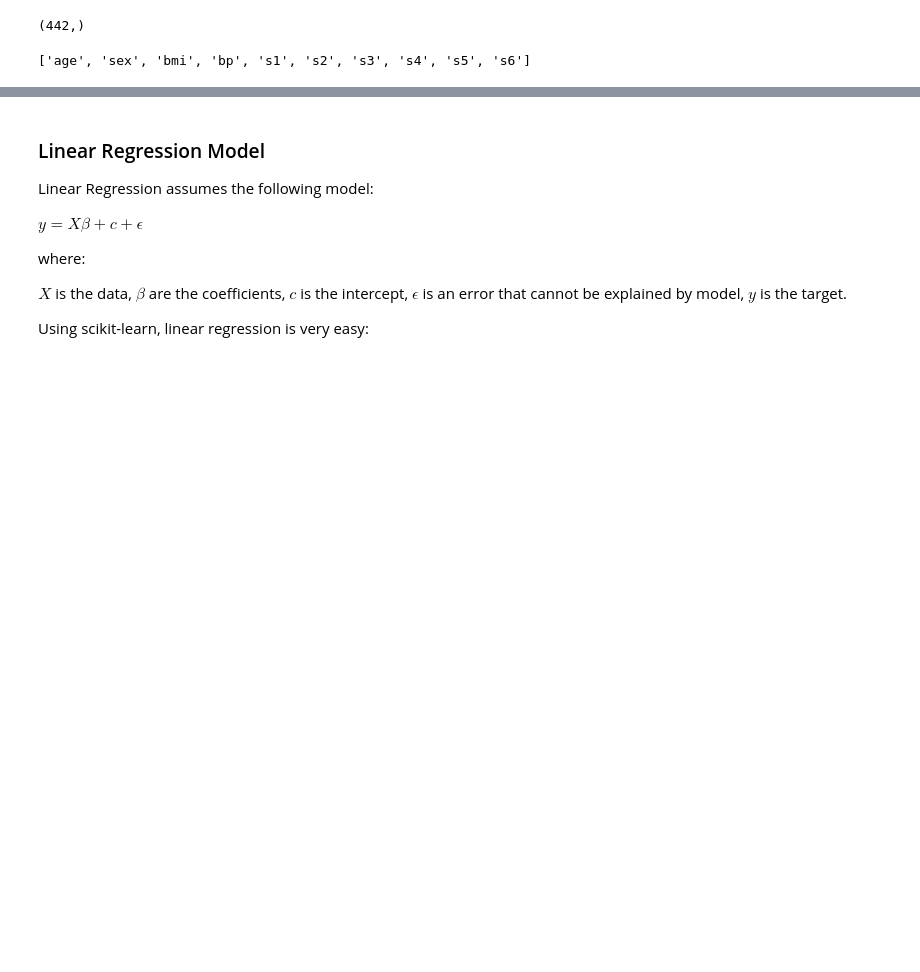
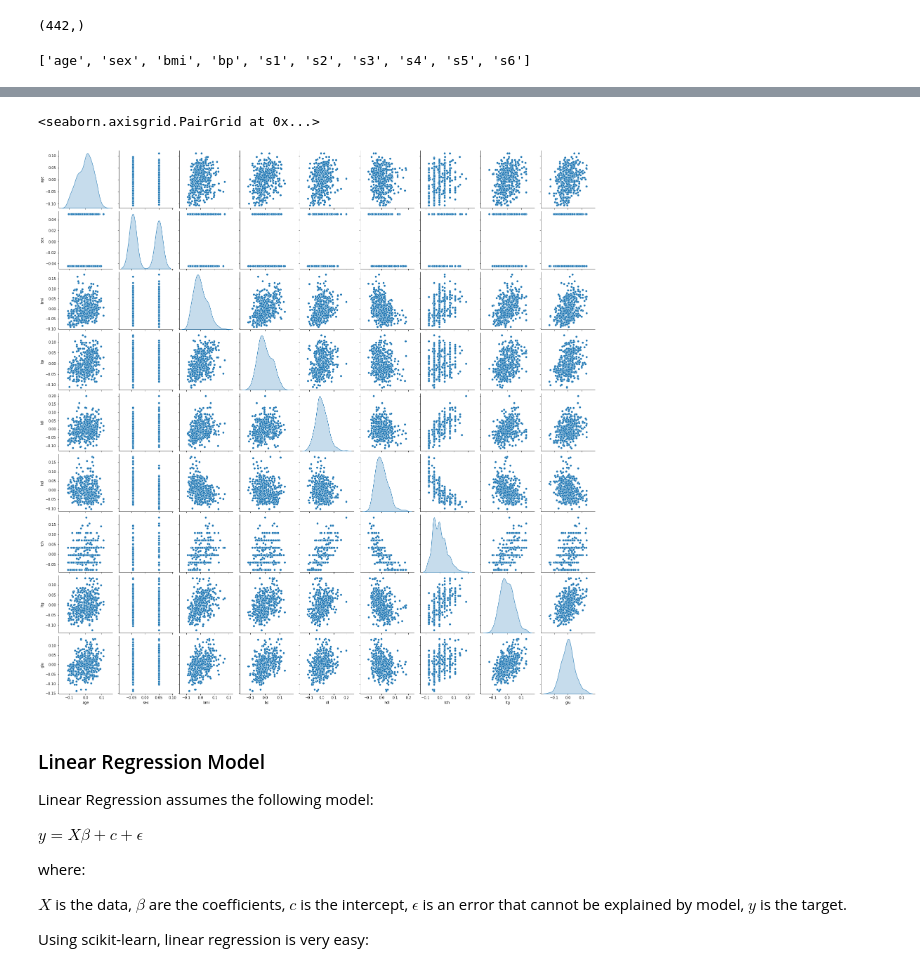
Before and after one commit to klmartinez/DSF, a Jupyter notebook: activities/OverviewMLAlgorithms.ipynb, the cells around one changed output, grey strips where cells are left out. Saved outputs shown, nothing was run; the diff lists cells and outputs as text; code cells hidden in the pictures; blank space fills up the shorter version.

```diff
--- a/activities/OverviewMLAlgorithms.ipynb
+++ b/activities/OverviewMLAlgorithms.ipynb
@@ -89,0 +98,5 @@ diabetes.feature_names # column names
+# %%
+# since dataset is a bunch object need to transform into a dataframe
+df_diabetes = pd.DataFrame(diabetes.data, columns=diabetes.feature_names)
+df_diabetes.rename(columns={'s1' :'tc', 's2' :'ldl', 's3' :'hdl', 's4' :'tch', 's5' :'ltg', 's6' :'glu'}, inplace=True)
+df_diabetes.head
@@ -90,3 +121,8 @@ diabetes.feature_names # column names
+# %%
+sns.pairplot(df_diabetes[['age', 'sex', 'bmi', 'bp', 'ldl', 'hdl', 'tch', 'ltg', 'glu']], diag_kind="kde")
+# %% [output]
+<seaborn.axisgrid.PairGrid at 0x...>
+[figure, added]
 # %% [markdown]
 
 ### Linear Regression Model
```
Also changed, not shown: parts of 6 cells of this notebook.
